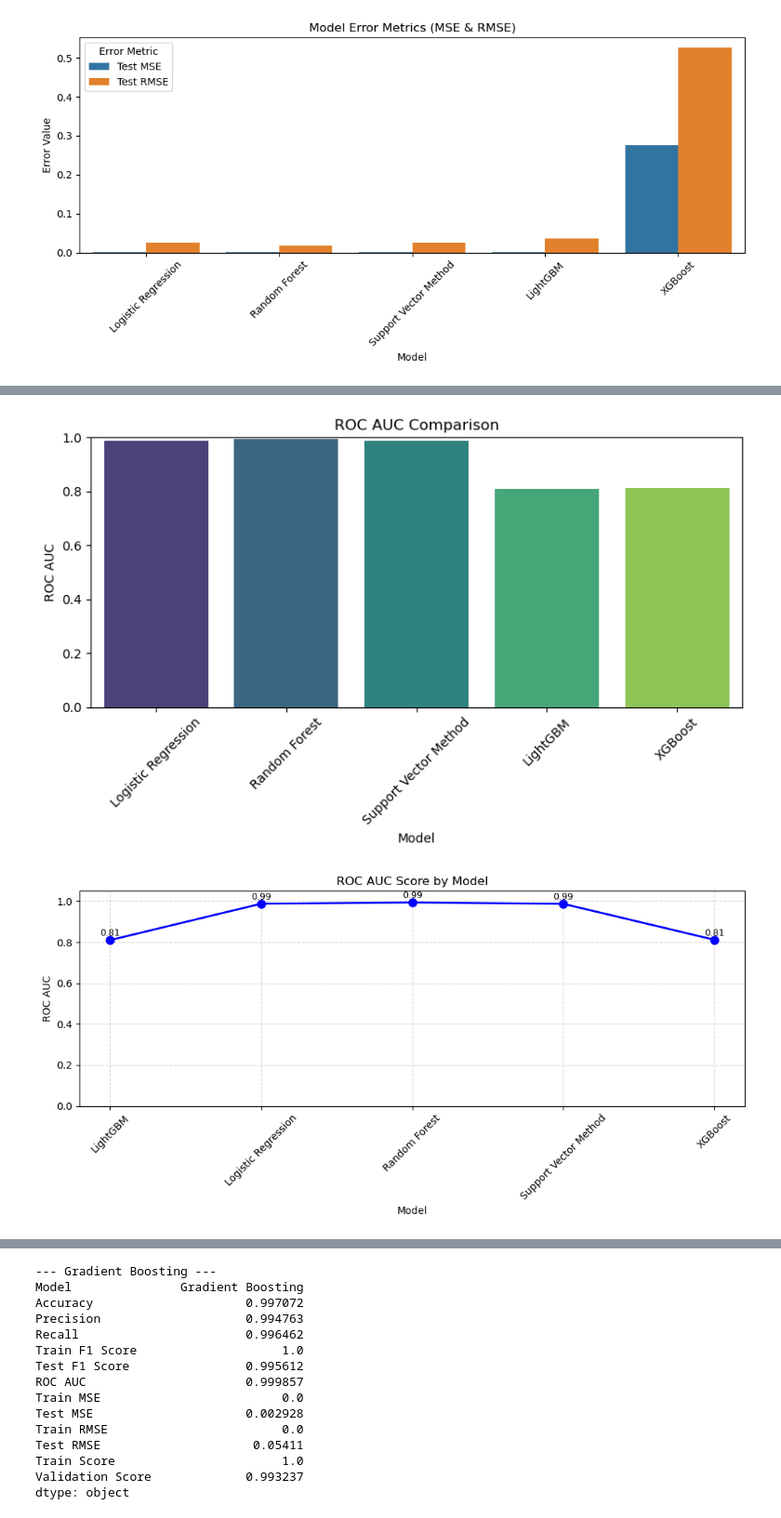
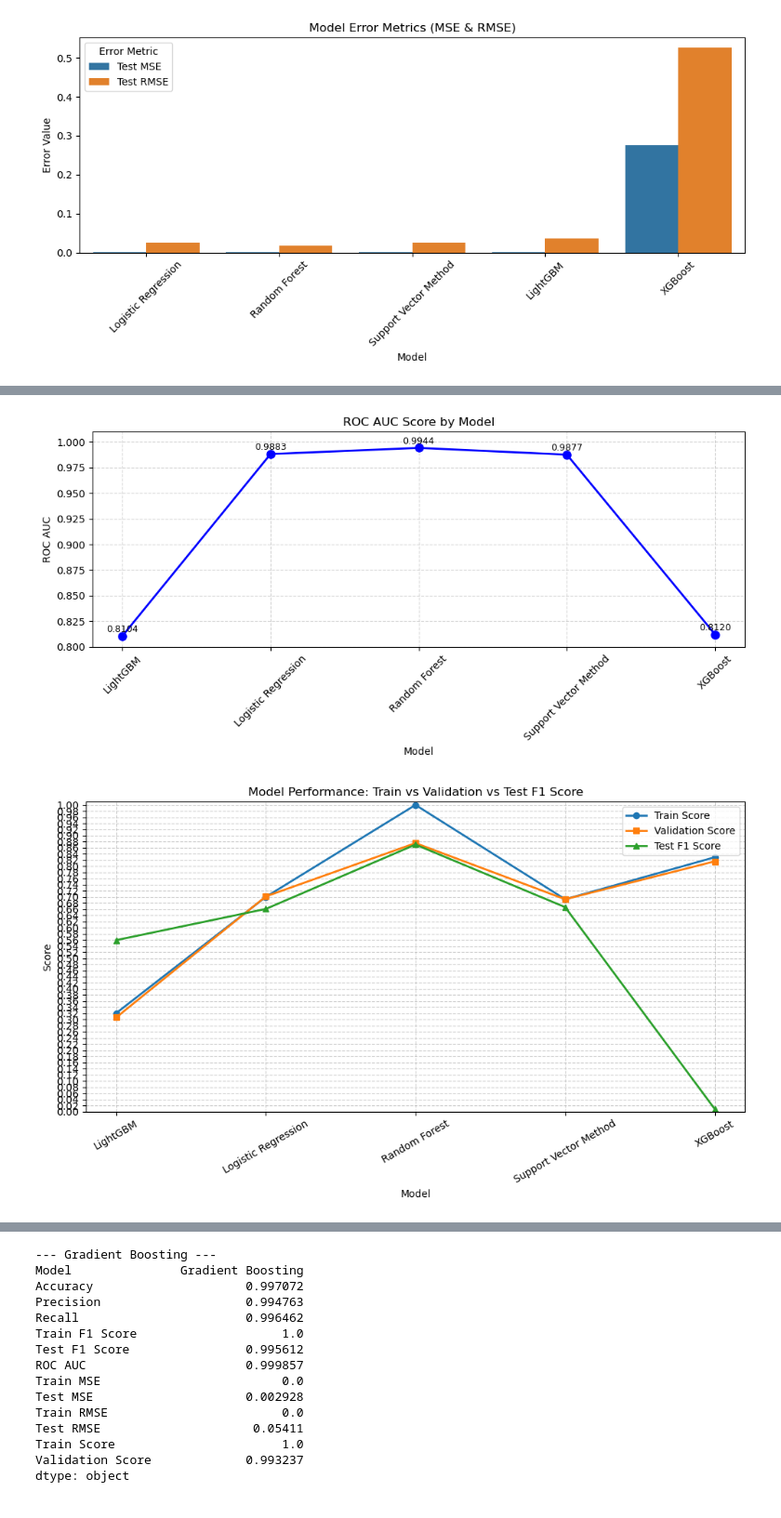
Before and after one commit to Rnamrata/credit-card-fraud-analysis, a Jupyter notebook: model_evalution.ipynb, the cells around one changed output, grey strips where cells are left out. Shown at 93% size. Cells and saved outputs as stored; diff of their text form; code cells hidden in the pictures.

```diff
--- a/model_evalution.ipynb
+++ b/model_evalution.ipynb
@@ -315,16 +360,6 @@ plt.show()
-# %%
-plt.figure(figsize=(8, 5))
-sns.barplot(data=results_df, x='Model', y='ROC AUC', palette='viridis')
-plt.title('ROC AUC Comparison')
-plt.ylim(0, 1)
-plt.xticks(rotation=45)
-plt.tight_layout()
-plt.show()
-# %% [output]
-[figure, old version]
 # %%
 # Sort by model name (alphabetical) or by ROC AUC
-roc_sorted = results_df.sort_values(by='Model')  # or use 'ROC AUC' to sort by performance
+roc_sorted = results_df.sort_values(by='Model')  # Or use 'ROC AUC' for performance sort
 
 plt.figure(figsize=(10, 5))
 plt.plot(roc_sorted['Model'], roc_sorted['ROC AUC'], marker='o', linestyle='-',
@@ -332,15 +367,43 @@ plt.plot(roc_sorted['Model'], roc_sorted['ROC AUC'], marker='o', linestyle='-',
 
 # Add value labels on each point
 for i, auc in enumerate(roc_sorted['ROC AUC']):
-    plt.text(i, auc + 0.01, f"{auc:.2f}", ha='center', va='bottom', fontsize=9)
+    plt.text(i, auc + 0.002, f"{auc:.4f}", ha='center', va='bottom', fontsize=9)
 
+# Updated plot styling
 plt.title('ROC AUC Score by Model')
 plt.xlabel('Model')
 plt.ylabel('ROC AUC')
-plt.ylim(0, 1.05)
+plt.ylim(0.8, 1.01)  # Focused Y-axis for detailed view between 0.8 and 1.0
 plt.grid(True, linestyle='--', alpha=0.5)
 plt.xticks(rotation=45)
 plt.tight_layout()
 plt.show()
 # %% [output]
-[figure, old version]
+[figure, new version]
+# %%
+# Sort models for consistent plotting (optional)
+results_df = results_df.sort_values(by='Model')
+
+# Line Plot
+plt.figure(figsize=(10, 6))
+
+# Plot each metric
+plt.plot(results_df['Model'], results_df['Train Score'], marker='o', label='Train Score', linewidth=2)
+plt.plot(results_df['Model'], results_df['Validation Score'], marker='s', label='Validation Score', linewidth=2)
+plt.plot(results_df['Model'], results_df['Test F1 Score'], marker='^', label='Test F1 Score', linewidth=2)
+
+# Styling
+plt.title('Model Performance: Train vs Validation vs Test F1 Score')
+plt.ylabel('Score')
+plt.xlabel('Model')
+plt.ylim(0.0, 1.01)  # Focused range for detailed view
+plt.yticks([i / 100 for i in range(0, 101, 2)])  # Fine-grained ticks from 0.60 to 1.00
+plt.grid(True, linestyle='--', alpha=0.6)
+plt.xticks(rotation=30)
+plt.legend()
+plt.tight_layout()
+
+# Show plot
+plt.show()
+# %% [output]
+[figure, added]
```
Also changed, not shown: parts of 39 cells of this notebook, 1 other file.
